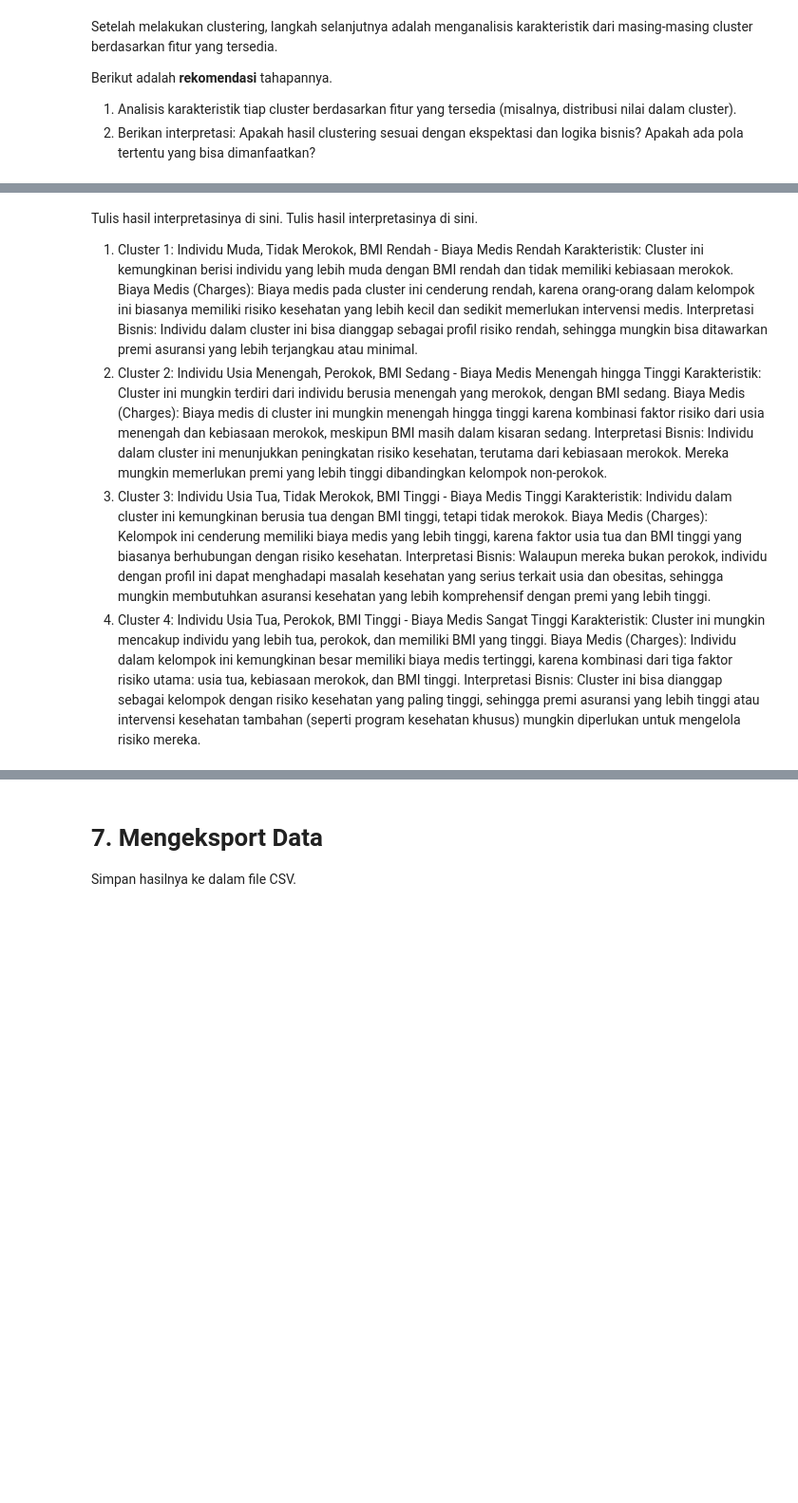
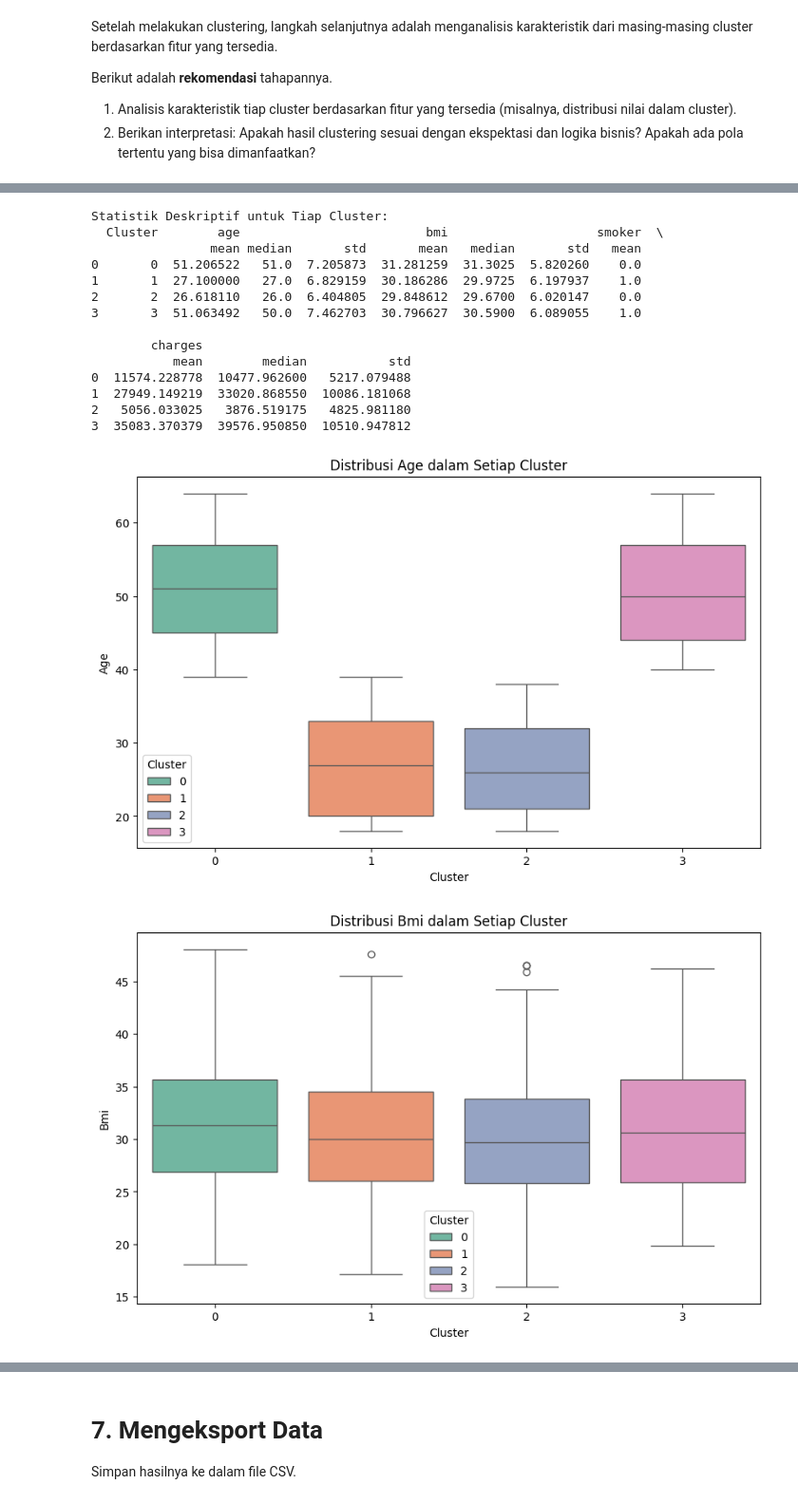
Before and after one commit to windyrahayu45/BMLP-WindiSr, a Jupyter notebook: [Clustering]_Submission_Akhir_BMLP_Windi.ipynb, the cells around one changed output, grey strips where cells are left out. Shown at 95% size. Cells and saved outputs as stored; diff of their text form; code cells hidden in the pictures; blank space fills up the shorter version.

Commit message:
upgrade visualisasi distribusi detiap cluster

```diff
--- a/[Clustering]_Submission_Akhir_BMLP_Windi.ipynb
+++ b/[Clustering]_Submission_Akhir_BMLP_Windi.ipynb
@@ -530,19 +519,46 @@ for column in ['age', 'bmi', 'charges']:
-# %% [markdown]
-Tulis hasil interpretasinya di sini.
-Tulis hasil interpretasinya di sini.
-1. Cluster 1: Individu Muda, Tidak Merokok, BMI Rendah - Biaya Medis Rendah
-Karakteristik: Cluster ini kemungkinan berisi individu yang lebih muda dengan BMI rendah dan tidak memiliki kebiasaan merokok.
-Biaya Medis (Charges): Biaya medis pada cluster ini cenderung rendah, karena orang-orang dalam kelompok ini biasanya memiliki risiko kesehatan yang lebih kecil dan sedikit memerlukan intervensi medis.
-Interpretasi Bisnis: Individu dalam cluster ini bisa dianggap sebagai profil risiko rendah, sehingga mungkin bisa ditawarkan premi asuransi yang lebih terjangkau atau minimal.
-2. Cluster 2: Individu Usia Menengah, Perokok, BMI Sedang - Biaya Medis Menengah hingga Tinggi
-Karakteristik: Cluster ini mungkin terdiri dari individu berusia menengah yang merokok, dengan BMI sedang.
-Biaya Medis (Charges): Biaya medis di cluster ini mungkin menengah hingga tinggi karena kombinasi faktor risiko dari usia menengah dan kebiasaan merokok, meskipun BMI masih dalam kisaran sedang.
-Interpretasi Bisnis: Individu dalam cluster ini menunjukkan peningkatan risiko kesehatan, terutama dari kebiasaan merokok. Mereka mungkin memerlukan premi yang lebih tinggi dibandingkan kelompok non-perokok.
-3. Cluster 3: Individu Usia Tua, Tidak Merokok, BMI Tinggi - Biaya Medis Tinggi
-Karakteristik: Individu dalam cluster ini kemungkinan berusia tua dengan BMI tinggi, tetapi tidak merokok.
-Biaya Medis (Charges): Kelompok ini cenderung memiliki biaya medis yang lebih tinggi, karena faktor usia tua dan BMI tinggi yang biasanya berhubungan dengan risiko kesehatan.
-Interpretasi Bisnis: Walaupun mereka bukan perokok, individu dengan profil ini dapat menghadapi masalah kesehatan yang serius terkait usia dan obesitas, sehingga mungkin membutuhkan asuransi kesehatan yang lebih komprehensif dengan premi yang lebih tinggi.
-4. Cluster 4: Individu Usia Tua, Perokok, BMI Tinggi - Biaya Medis Sangat Tinggi
-Karakteristik: Cluster ini mungkin mencakup individu yang lebih tua, perokok, dan memiliki BMI yang tinggi.
-Biaya Medis (Charges): Individu dalam kelompok ini kemungkinan besar memiliki biaya medis tertinggi, karena kombinasi dari tiga faktor risiko utama: usia tua, kebiasaan merokok, dan BMI tinggi.
-Interpretasi Bisnis: Cluster ini bisa dianggap sebagai kelompok dengan risiko kesehatan yang paling tinggi, sehingga premi asuransi yang lebih tinggi atau intervensi kesehatan tambahan (seperti program kesehatan khusus) mungkin diperlukan untuk mengelola risiko mereka.
+# %%
+# 1. Melakukan statistik deskriptif untuk setiap cluster
+cluster_summary = data_cleaned.groupby('Cluster').agg({
+    'age': ['mean', 'median', 'std'],
+    'bmi': ['mean', 'median', 'std'],
+    'smoker': 'mean',  # Persentase perokok
+    'charges': ['mean', 'median', 'std']
+}).reset_index()
+
+print("Statistik Deskriptif untuk Tiap Cluster:")
+print(cluster_summary)
+
+# 2. Visualisasi distribusi fitur numerik dalam setiap cluster
+features = ['age', 'bmi', 'charges']
+for feature in features:
+    plt.figure(figsize=(10, 6))
+    sns.boxplot(data=data_cleaned, x='Cluster', hue='Cluster' ,y=feature, palette='Set2')
+    plt.title(f'Distribusi {feature.capitalize()} dalam Setiap Cluster')
+    plt.xlabel('Cluster')
+    plt.ylabel(feature.capitalize())
+    plt.show()
+
+# 3. Visualisasi distribusi proporsi perokok dalam setiap cluster
+plt.figure(figsize=(8, 5))
+sns.barplot(data=data_cleaned, x='Cluster', hue='Cluster', y='smoker', palette='viridis',dodge=False)
+plt.title('Proporsi Perokok dalam Setiap Cluster')
+plt.xlabel('Cluster')
+plt.ylabel('Proportion of Smokers')
+plt.show()
+# %% [output]
+Statistik Deskriptif untuk Tiap Cluster:
+  Cluster        age                         bmi                    smoker  \
+                mean median       std       mean   median       std   mean
+0       0  51.206522   51.0  7.205873  31.281259  31.3025  5.820260    0.0
+1       1  27.100000   27.0  6.829159  30.186286  29.9725  6.197937    1.0
+2       2  26.618110   26.0  6.404805  29.848612  29.6700  6.020147    0.0
+3       3  51.063492   50.0  7.462703  30.796627  30.5900  6.089055    1.0
+
+        charges
+           mean        median           std
+0  11574.228778  10477.962600   5217.079488
+1  27949.149219  33020.868550  10086.181068
+2   5056.033025   3876.519175   4825.981180
+3  35083.370379  39576.950850  10510.947812
+[figure, added]
+[figure, added]
```
Also changed, not shown: parts of 3 cells of this notebook.
